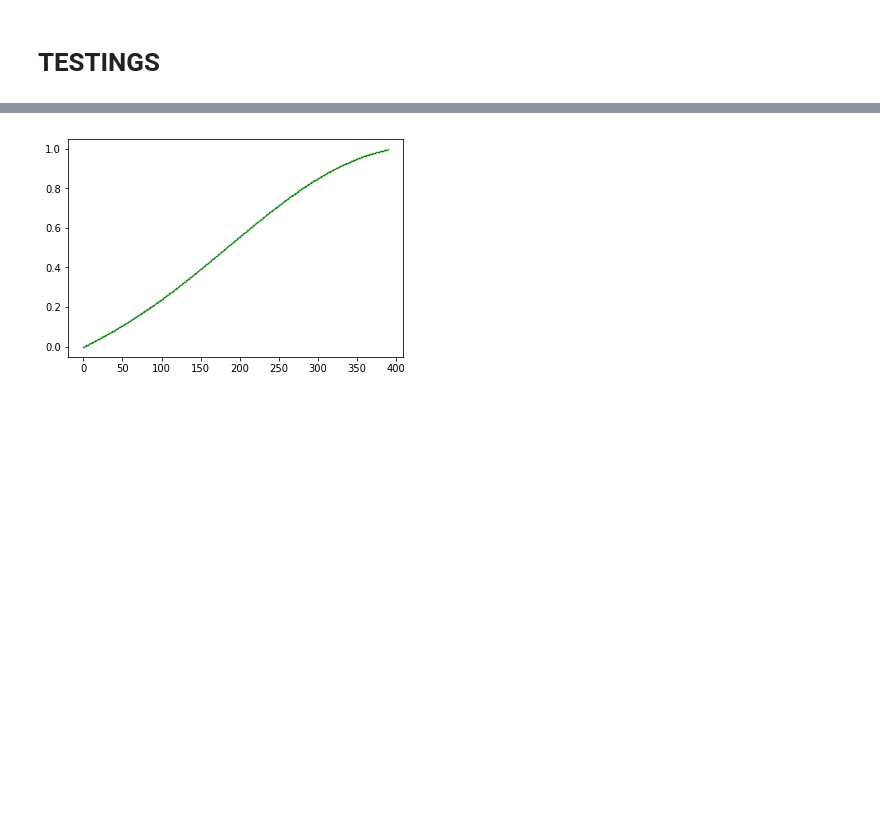
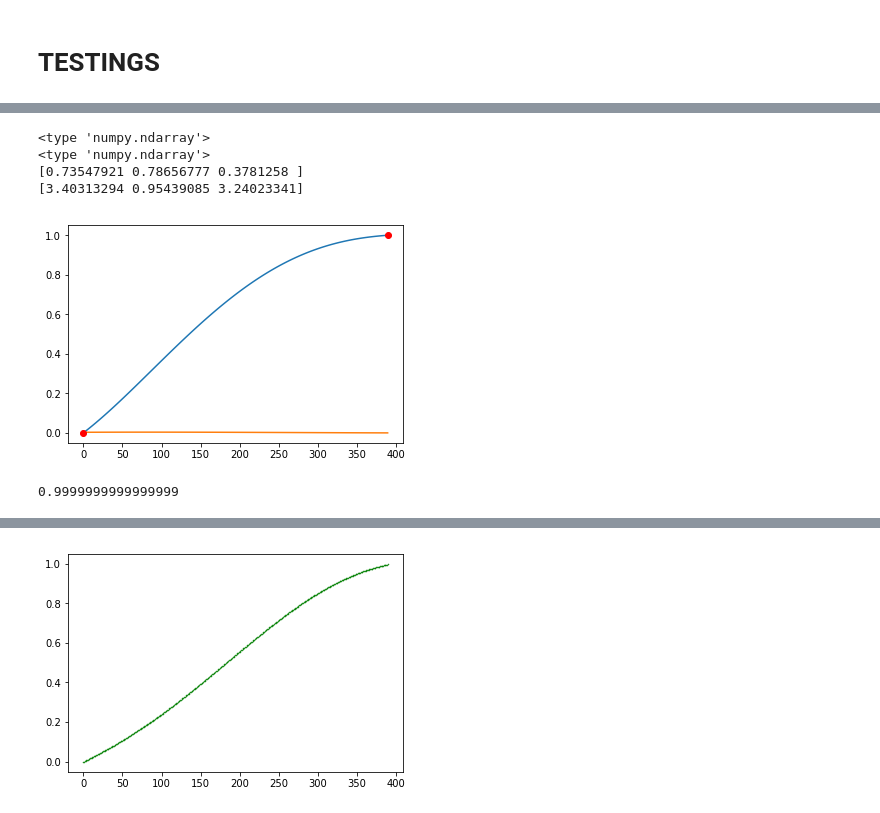
Before and after one commit to s6behast/internship, a Jupyter notebook: python_code/pop_synthesis/Rot-Dist-DeconvolverUPDATED.ipynb, the cells around one changed output, grey strips where cells are left out. Saved outputs shown, nothing was run; the diff lists cells and outputs as text; code cells hidden in the pictures; blank space fills up the shorter version.

```diff
--- a/python_code/pop_synthesis/Rot-Dist-DeconvolverUPDATED.ipynb
+++ b/python_code/pop_synthesis/Rot-Dist-DeconvolverUPDATED.ipynb
@@ -289,0 +291,46 @@ vsini_dist.to_pickle('./vsini_dist.pk')#, protocol=2)
+# %%
+
+
+
+n, d, f = 50, 8, 3
+x = np.random.rand(n)
+xf = np.random.rand(f)
+poly = np.polynomial.Polynomial(np.random.rand(d + 1))
+y = poly(x) + np.random.rand(n) - 0.5
+yf = np.random.uniform(np.min(y), np.max(y), size=(f,))
+params = polyfit_with_fixed_points(d, x , y, xf, yf)
+poly = np.polynomial.Polynomial(params)
+xx = np.linspace(0, 1, 1000)
+print type(x)
+print type(np.array(q))
+print xf
+print yf
+
+#plt.plot(x, y, 'bo')
+#plt.plot(xf, yf, 'ro')
+#plt.plot(xx, poly(xx), '-')
+#plt.show()
+
+xf=[0,df['vsini'].max()]
+yf=[0,1]
+
+
+
+r=polyfit_with_fixed_points(4, np.array(df['vsini']), np.array(q) , xf, yf)
+poly = np.polynomial.Polynomial(r)
+
+xx = np.linspace(0, df['vsini'].max(), 100)
+plt.plot(xx, poly(xx), '-')
+
+plt.plot(xx, Pdf_vsini(xx), label='vsini')
+plt.plot(xf, yf, 'ro')
+plt.show()
+
+print poly(df['vsini'].max())
+# %% [output]
+<type 'numpy.ndarray'>
+<type 'numpy.ndarray'>
+[0.73547921 0.78656777 0.3781258 ]
+[3.40313294 0.95439085 3.24023341]
+[figure, added]
+0.9999999999999999
```
Also changed, not shown: parts of 4 cells of this notebook, 1 other file.
